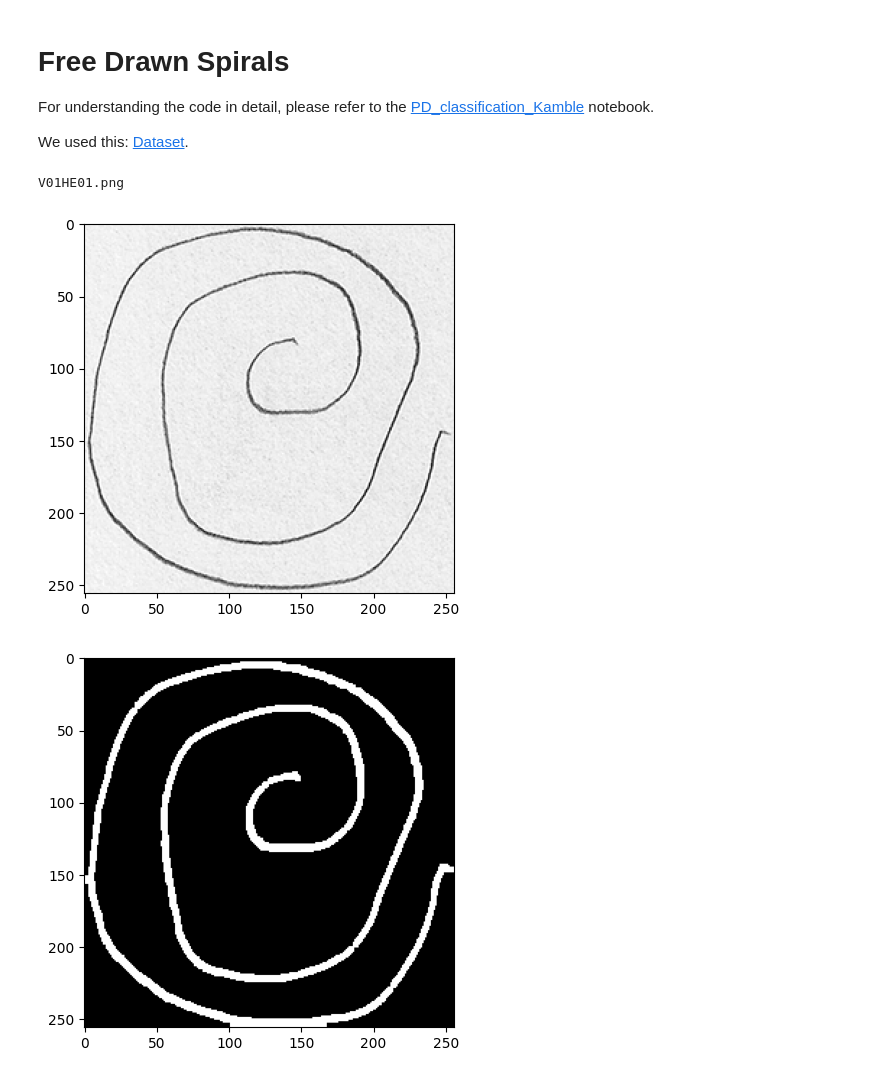
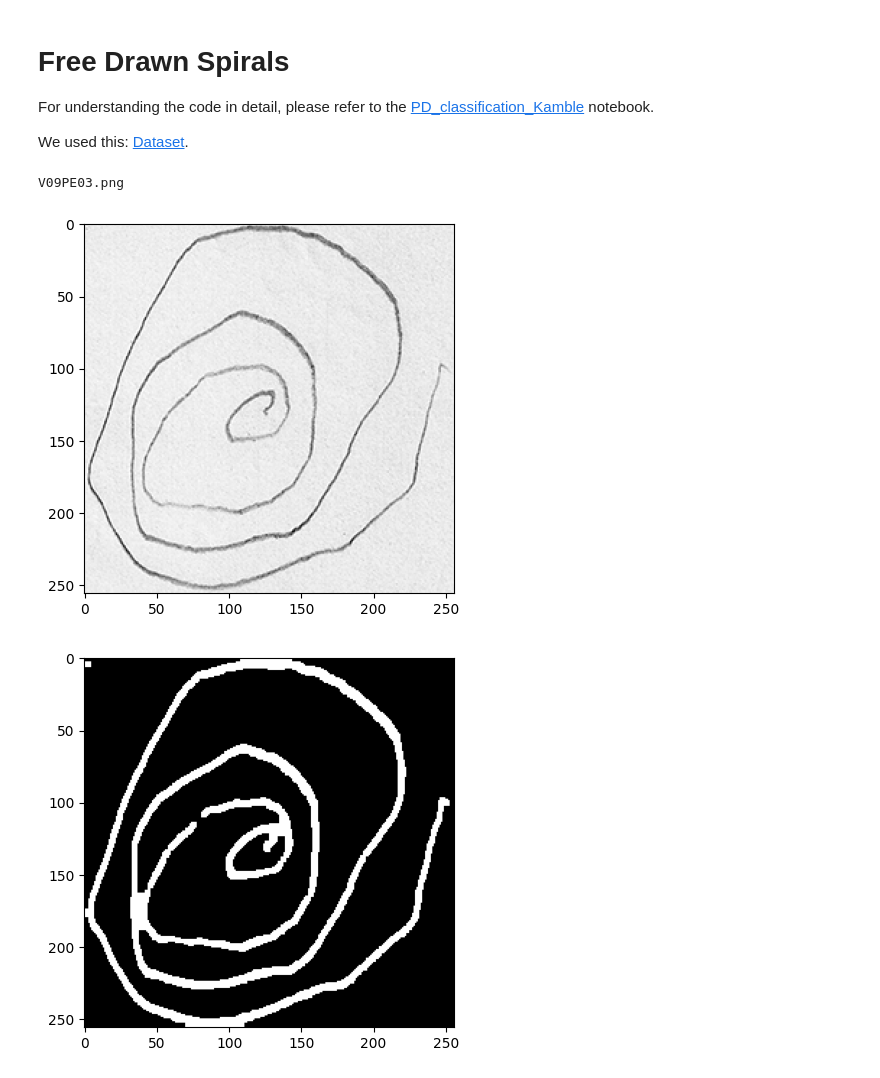
Before and after one commit to Falk0/AIA, a Jupyter notebook: PD_classification_Varalakshmi.ipynb, the cells around one changed output. Saved outputs shown, nothing was run; the diff lists cells and outputs as text; code cells hidden in the pictures.

```diff
--- a/PD_classification_Varalakshmi.ipynb
+++ b/PD_classification_Varalakshmi.ipynb
@@ -28,7 +28,7 @@ import random
 # %%
 
 # Store Pdf with convert_from_path function
-path = r'C:\Users\Baumann\Documents\UU\03_semester\AIA\project\Varalakshmi\drawings\spiral'
+path = r'/Users/linusfalk/Dev/AIA/AIA/Varalakshmi/drawings/spiral'
 # %%
 names = []
 trace_distances_all = []
@@ -45,7 +45,7 @@ for file_path in os.listdir(path):
         continue
 
     # preprocess image and create skeleton
-    original  = cv2.imread(path + '\\' + file_path, cv2.IMREAD_GRAYSCALE)
+    original  = cv2.imread(path + '//' + file_path, cv2.IMREAD_GRAYSCALE)
     tmp = original.copy()
 
     # threshold
@@ -75,33 +75,33 @@ for file_path in os.listdir(path):
         print('not possible to extract')
         plt.imshow(img)
         plt.show()
         continue
 
     # follow the start point through the spiral
     skeleton_img_trace = skeleton_img_cropped.copy()
     trace_path = trace_spiral(skeleton_img_trace, spiral_start, search_radius=50, neigbor=False, flipped_priority=True) #150
     trace_path_typed = List()
     [trace_path_typed.append(i) for i in trace_path]
 
     # turn the coordinates in angle and distance for an alternative representation
     trace_angle, trace_distances = get_angle_dist2(trace_path_typed)
 
     trace_angle_all.append(trace_angle)
     trace_distances_all.append(trace_distances)
     names.append(file_path)
     all_paths.append(trace_path)
 
     if first:
         plt.imshow(original, 'gray')
         plt.show()
         plt.imshow(tmp, 'grey')
         plt.show()
         plt.imshow(skeleton_img_cropped, 'grey')
         plt.show()
         plt_traced(trace_path, file_path)
     first = False
     #break
 # %% [output]
-V01HE01.png
+V09PE03.png
-[figure, old version]
+[figure, new version]
-[figure, old version]
+[figure, new version]
```
Also changed, not shown: parts of 9 cells of this notebook, 3 other files.
